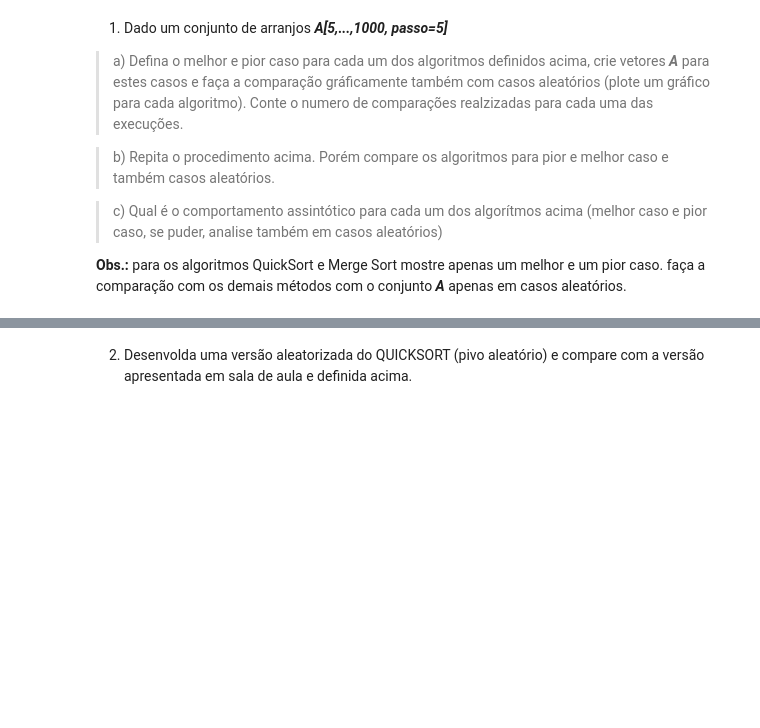
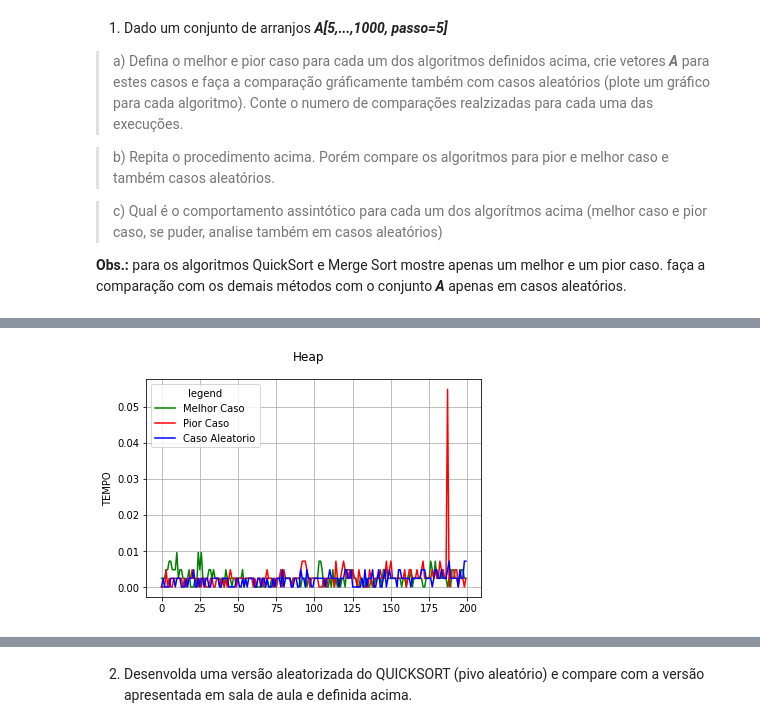
Before and after one commit to okellyson/CPA-EFC1, a Jupyter notebook: EFC1_GCC_253.ipynb, the cells around one changed output, grey strips where cells are left out. Cells and saved outputs as stored; diff of their text form; code cells hidden in the pictures; blank space fills up the shorter version.

```diff
--- a/EFC1_GCC_253.ipynb
+++ b/EFC1_GCC_253.ipynb
@@ -350,0 +468,4 @@ makeGraphicQuick(RunMerge,'MergeSort')
+# %%
+makeGraphicHeapTime(RunHS,'Heap')
+# %% [output]
+[figure, added]
```
Also changed, not shown: parts of 23 cells of this notebook.
